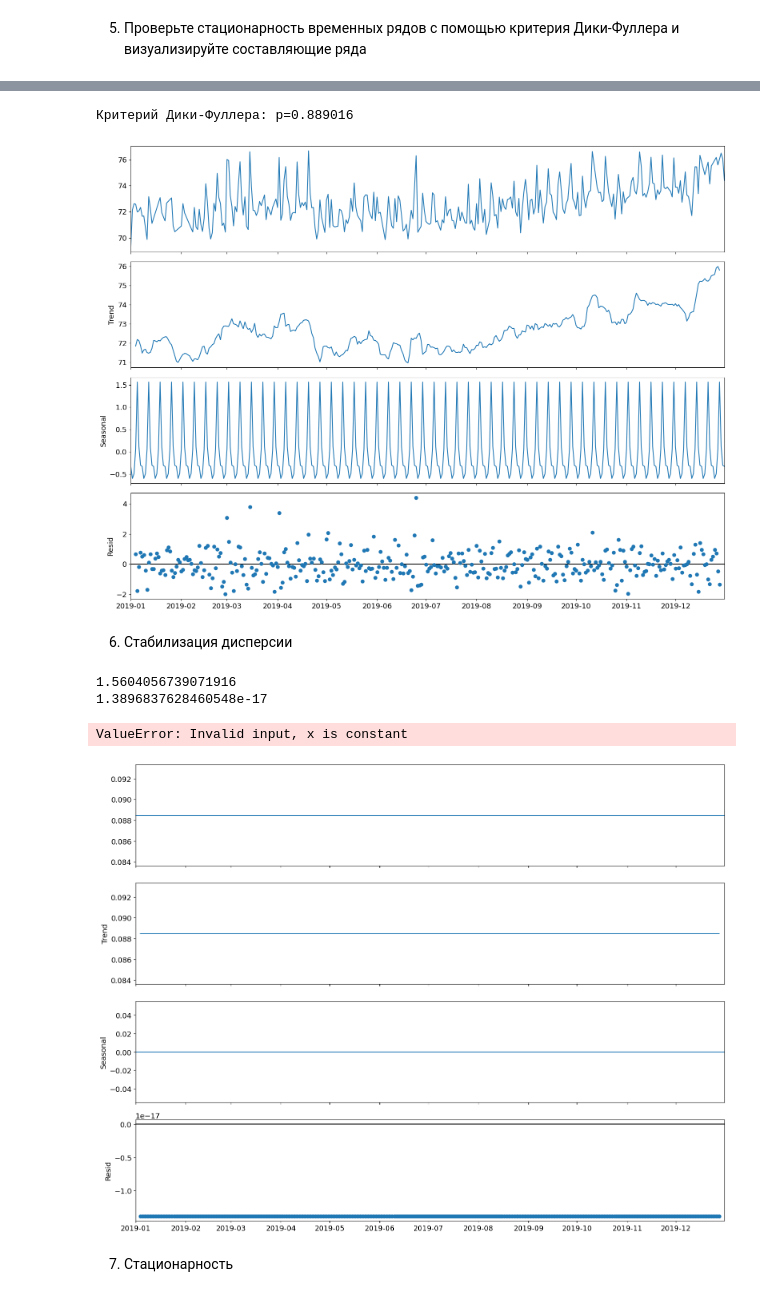
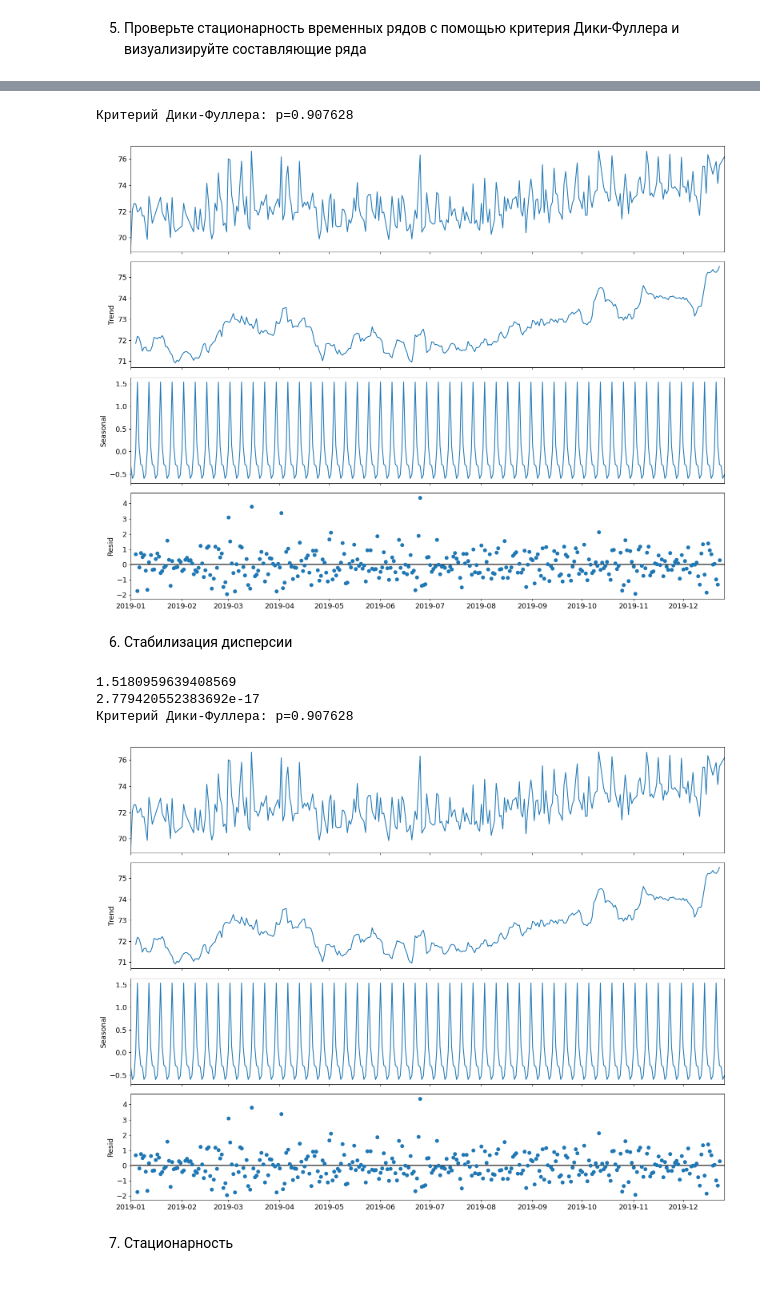
Before and after one commit to derliemonne/data-science, a Jupyter notebook: lecture9 временные ряды/Практическая работа по анализу временных рядов.ipynb, the cells around one changed output, grey strips where cells are left out. Saved outputs shown, nothing was run; the diff lists cells and outputs as text; code cells hidden in the pictures.

```diff
--- a/lecture9 временные ряды/Практическая работа по анализу временных рядов.ipynb
+++ b/lecture9 временные ряды/Практическая работа по анализу временных рядов.ipynb
@@ -36,7 +37,8 @@ import logging
 logging.basicConfig(format='%(asctime)s : %(levelname)s : %(message)s', level=logging.INFO)
 # %%
 df = pd.read_csv(
-    '99000000000_train.csv',
+    # '99000000000_train.csv',
+    r'https://raw.githubusercontent.com/derliemonne/data-science/refs/heads/main/lecture9%20%D0%B2%D1%80%D0%B5%D0%BC%D0%B5%D0%BD%D0%BD%D1%8B%D0%B5%20%D1%80%D1%8F%D0%B4%D1%8B/99000000000_train.csv',
     sep=';',
     decimal=',',
     thousands=chr(160),  # non-breakable space
@@ -62,7 +64,7 @@ df
 | 820 | 2021-03-31 | 67.53 | 119.71 | 85.16 | 36.66 | 65.33 | 37.90 | 53.95 | 177.50 | ... |
 821 rows × 76 columns
 # %%
-df= df.head(400)
+df= df.head(360)
 # %%
 sns.lineplot(data=df, x='date', y='chicken')
 # %% [output]
@@ -259,25 +261,26 @@ x = pd.Series(df[product].values, index=df['date'])
 sm.tsa.seasonal_decompose(x).plot()
 print("Критерий Дики-Фуллера: p=%f" % sm.tsa.stattools.adfuller(x)[1])
 # %% [output]
-Критерий Дики-Фуллера: p=0.889016
+Критерий Дики-Фуллера: p=0.907628
-[figure, old version]
+[figure, new version]
 # %% [markdown]
 6. Стабилизация дисперсии
 # %%
 # Сделаем преобразование Бокса-Кокса для стабилизации дисперсии и посмотрим на критерий Дики-Фуллера снова
 
 from scipy.stats import boxcox
 print(x.std())
 x_boxcox = pd.Series(boxcox(x)[0], index=x.index)
-# x_boxcox = x
 print(x_boxcox.std())
+if x_boxcox.std() < 1e-5:
+    x_boxcox = x
 sm.tsa.seasonal_decompose(x_boxcox).plot()
 print("Критерий Дики-Фуллера: p=%f" % sm.tsa.stattools.adfuller(x_boxcox)[1])
 # %% [output]
-1.5604056739071916
-1.3896837628460548e-17
+1.5180959639408569
+2.779420552383692e-17
+Критерий Дики-Фуллера: p=0.907628
-ValueError: Invalid input, x is constant
-[figure, old version]
+[figure, new version]
 # %% [markdown]
 7. Стационарность
 # %%
```
Also changed, not shown: parts of 24 cells of this notebook.
